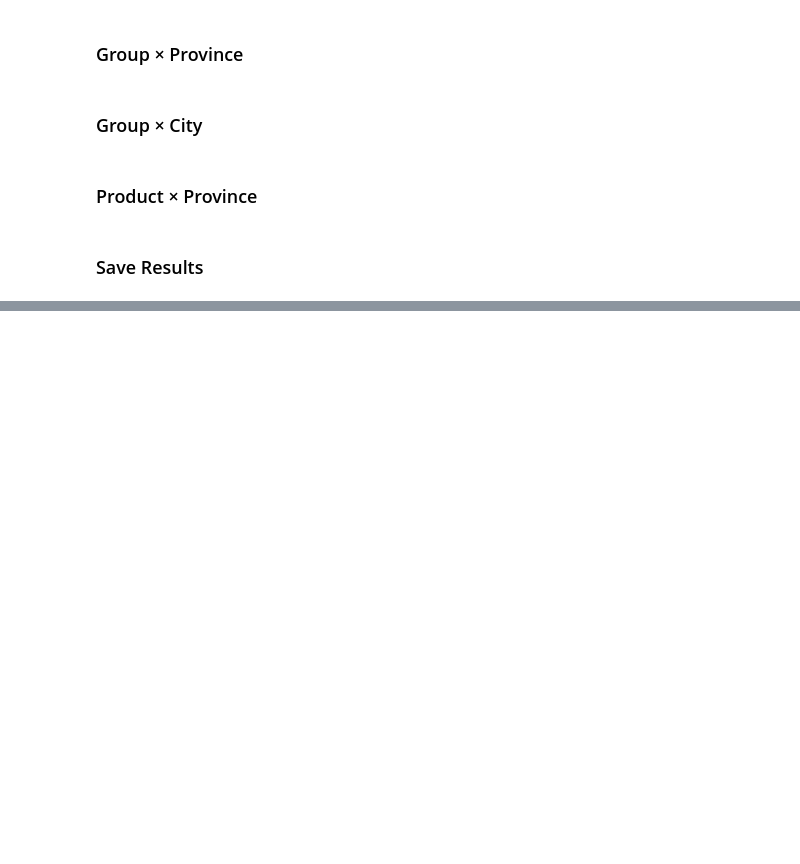
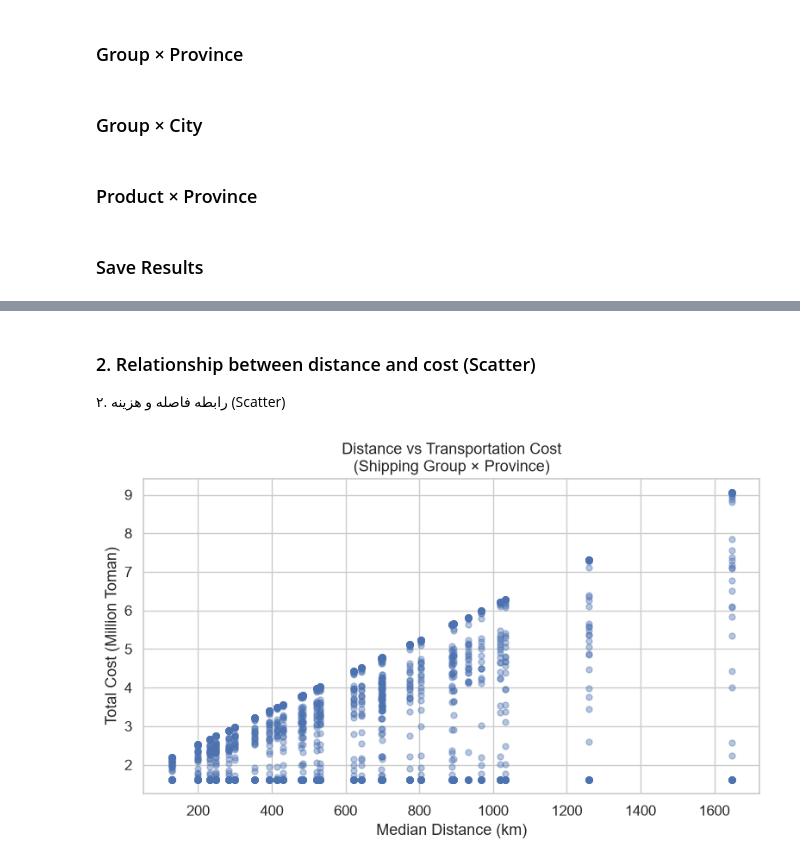
Before and after one commit to MoloudAram/Transportation-Pricing-Cost-Optimization, a Jupyter notebook: notebooks/03_transportation_pricing.ipynb, the cells around one changed output, grey strips where cells are left out. Drawn from its saved outputs; the diff is of its cells as text; code cells hidden in the pictures; blank space fills up the shorter version.

```diff
--- a/notebooks/03_transportation_pricing.ipynb
+++ b/notebooks/03_transportation_pricing.ipynb
@@ -289,0 +323,24 @@ df_prod_prov.to_csv(
+# %% [markdown]
+### 2. Relationship between distance and cost (Scatter)
+۲. رابطه فاصله و هزینه (Scatter)
+# %%
+fig, ax = plt.subplots(figsize=(8, 5))
+
+sample = df_group_prov.sample(n=min(2000, len(df_group_prov)), random_state=42)
+
+ax.scatter(
+    sample["km_median"],
+    sample["total_cost_toman"] / 1_000_000,   # میلیون تومان
+    alpha=0.4,
+    s=25,
+    color="#4C72B0"
+)
+
+ax.set_xlabel("Median Distance (km)")
+ax.set_ylabel("Total Cost (Million Toman)")
+ax.set_title("Distance vs Transportation Cost\n(Shipping Group × Province)")
+plt.tight_layout()
+plt.savefig(FIGURES_DIR / "02_distance_vs_cost.png", dpi=150, bbox_inches="tight")
+plt.show()
+# %% [output]
+[figure, added]
```
Also changed, not shown: parts of 8 cells of this notebook, 11 other files.
